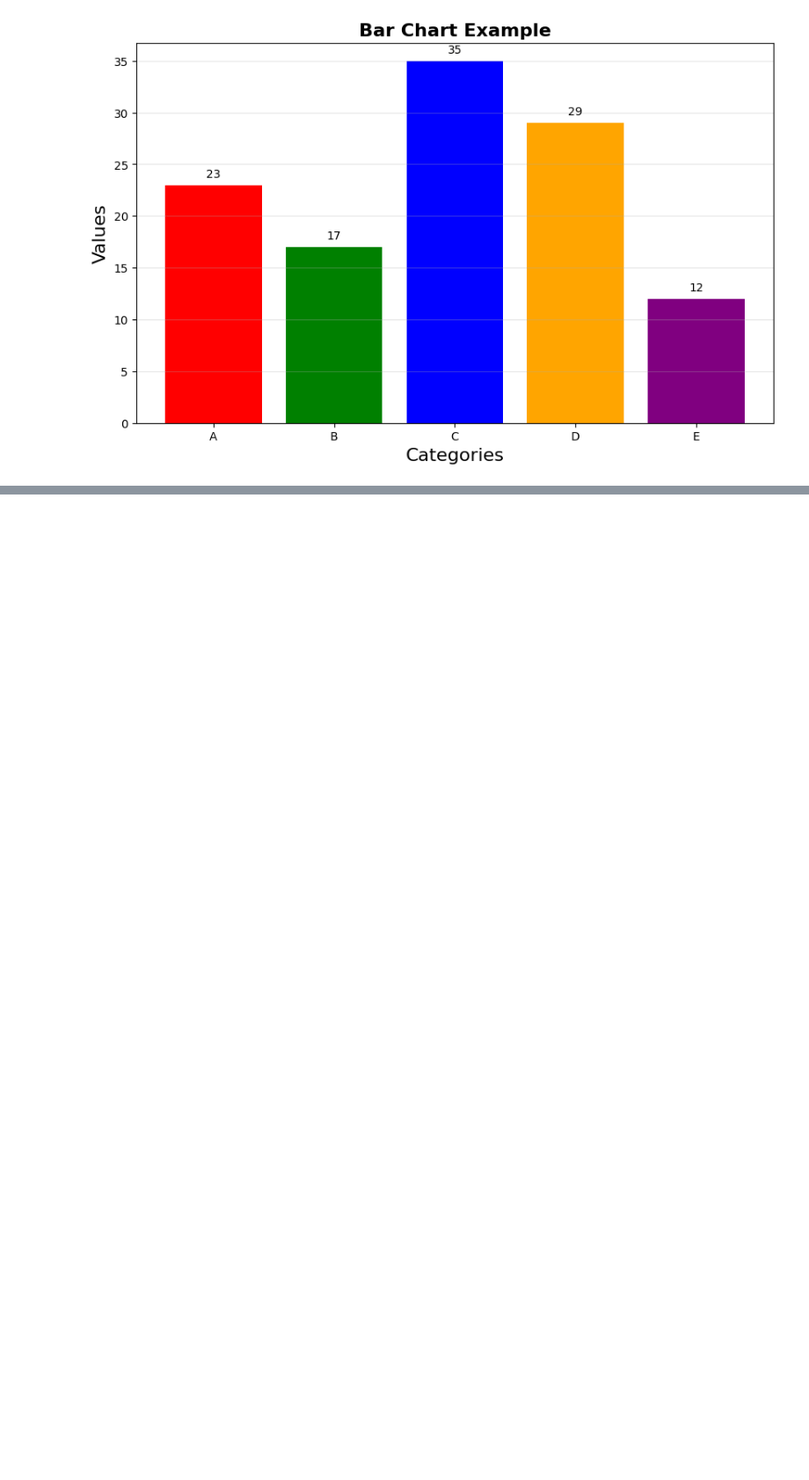
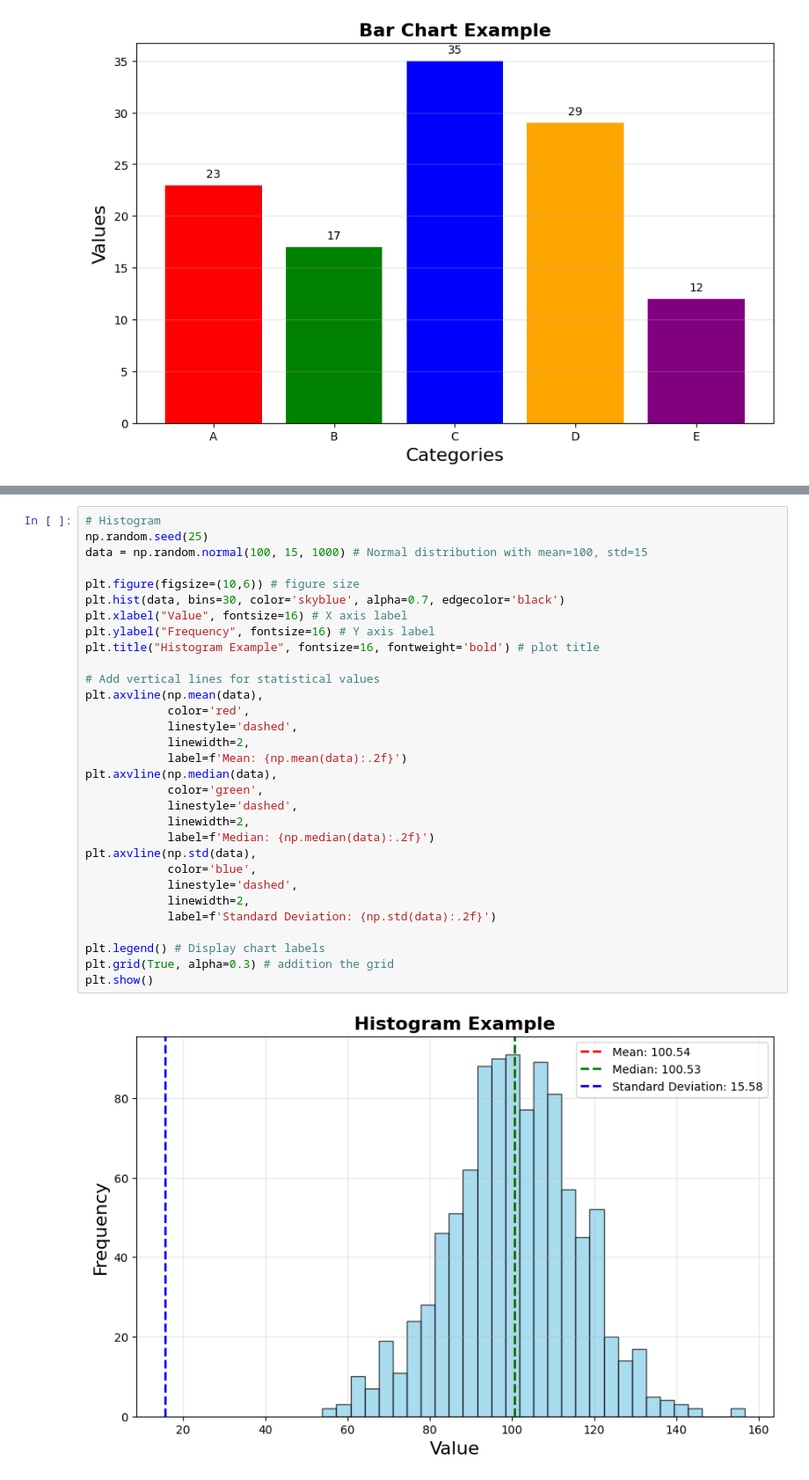
Before and after one commit to Kendimuriuki/Data-Science-Notebooks, a Jupyter notebook: Matplotlib.ipynb, the cells around one changed output, grey strips where cells are left out. Shown at 88% size. Cells and saved outputs as stored; diff of their text form; blank space fills up the shorter version.

```diff
--- a/Matplotlib.ipynb
+++ b/Matplotlib.ipynb
@@ -153,0 +169,33 @@ plt.show()
+# %%
+# Histogram
+np.random.seed(25)
+data = np.random.normal(100, 15, 1000) # Normal distribution with mean=100, std=15
+
+plt.figure(figsize=(10,6)) # figure size
+plt.hist(data, bins=30, color='skyblue', alpha=0.7, edgecolor='black')
+plt.xlabel("Value", fontsize=16) # X axis label
+plt.ylabel("Frequency", fontsize=16) # Y axis label
+plt.title("Histogram Example", fontsize=16, fontweight='bold') # plot title
+
+# Add vertical lines for statistical values
+plt.axvline(np.mean(data),
+            color='red',
+            linestyle='dashed',
+            linewidth=2,
+            label=f'Mean: {np.mean(data):.2f}')
+plt.axvline(np.median(data),
+            color='green',
+            linestyle='dashed',
+            linewidth=2,
+            label=f'Median: {np.median(data):.2f}')
+plt.axvline(np.std(data),
+            color='blue',
+            linestyle='dashed',
+            linewidth=2,
+            label=f'Standard Deviation: {np.std(data):.2f}')
+
+plt.legend() # Display chart labels
+plt.grid(True, alpha=0.3) # addition the grid
+plt.show()
+# %% [output]
+[figure, added]
```
Also changed, not shown: parts of 1 cell of this notebook.
